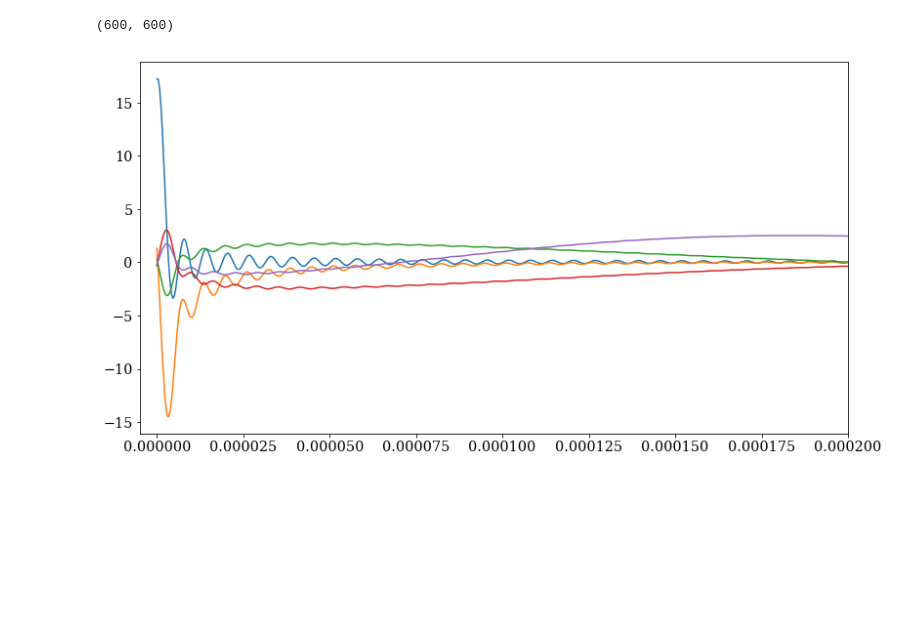
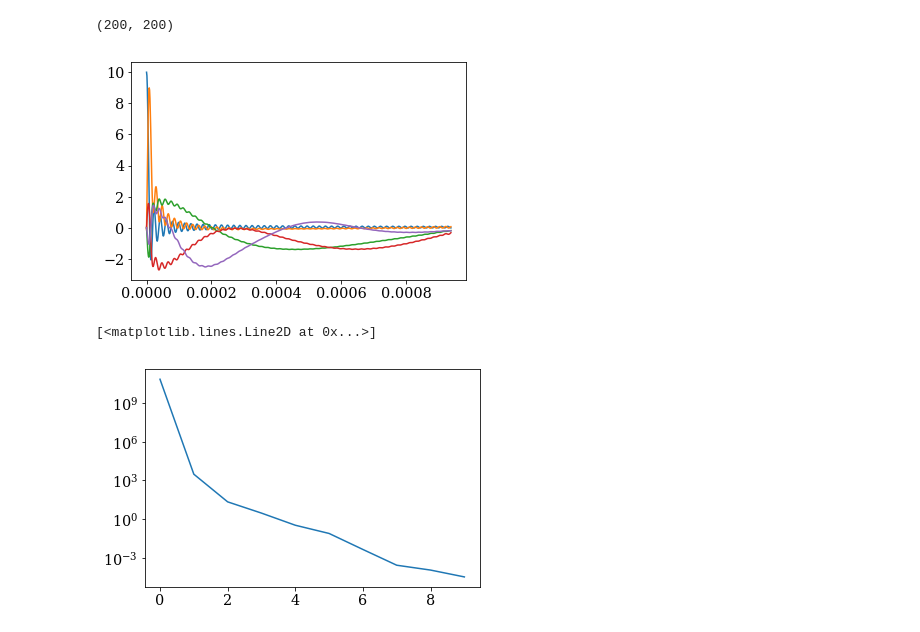
Before and after one commit to aifer4/summer_2019, a Jupyter notebook: PCA.ipynb, the cells around one changed output. Drawn from its saved outputs; the diff is of its cells as text; code cells hidden in the pictures; blank space fills up the shorter version.

```diff
--- a/PCA.ipynb
+++ b/PCA.ipynb
@@ -164,7 +164,7 @@ timing power spectrum computation...
 """w-only PCA"""
 
 # number of components:
-N_C = 600
+N_C = 200
 J = np.zeros((L, N_C))
 
 # derivative stepsize:
@@ -237,9 +237,12 @@ plt.show()
 # %%
 print(np.shape(PC))
 PF = B@PC
 plt.plot(basis_domain,PF[:,0:5])
-plt.xlim(-.000005,0.0002)
+#plt.xlim(-.000005,0.0002)
 plt.show()
+plt.semilogy(np.abs(w)[0:10])
 # %% [output]
-(600, 600)
+(200, 200)
-[figure, old version]
+[figure, new version]
+[<matplotlib.lines.Line2D at 0x...>]
+[figure, added]
```
Also changed, not shown: parts of 4 cells of this notebook, 16 other files.
